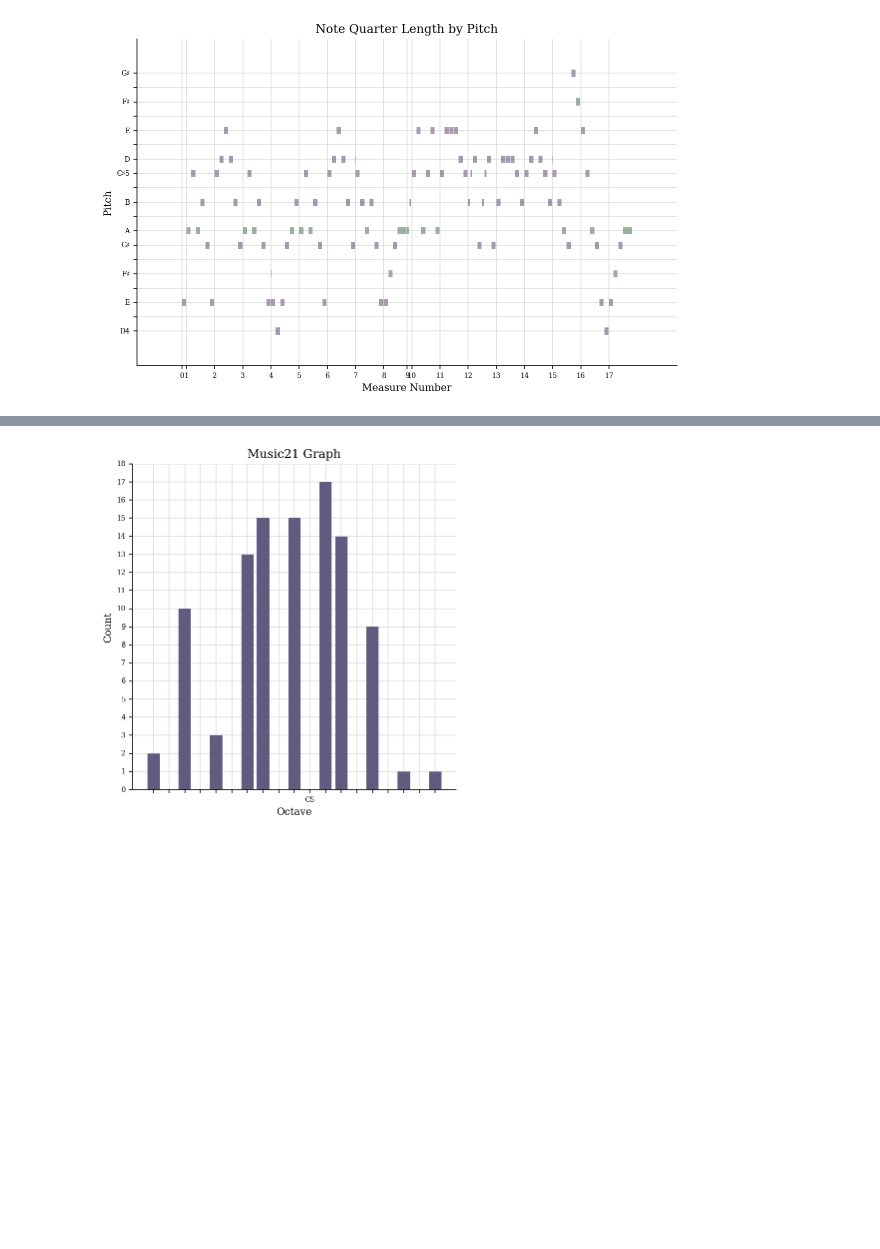
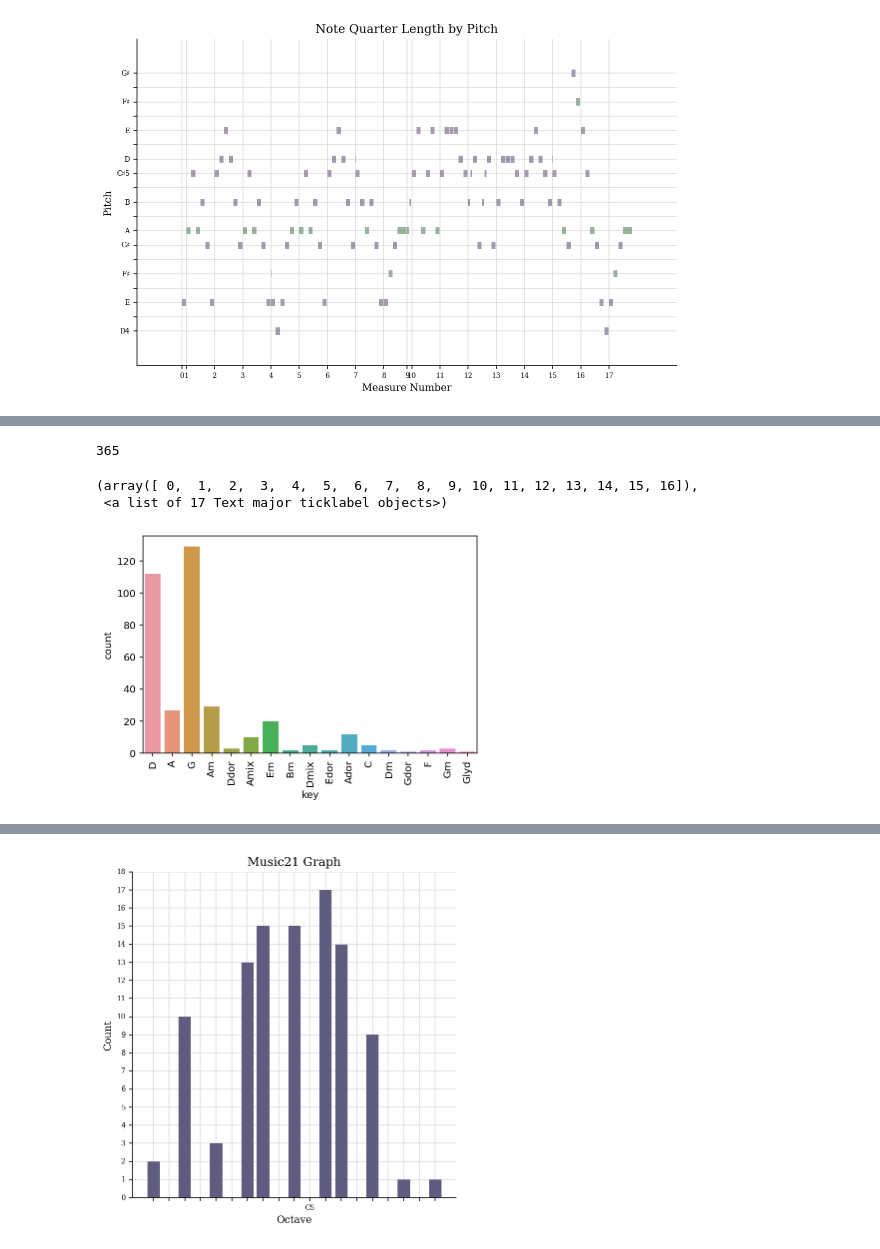
Before and after one commit to JamesOwers/double-jig-gen, a Jupyter notebook: docs/data_exploration.ipynb, the cells around one changed output, grey strips where cells are left out. Saved outputs shown, nothing was run; the diff lists cells and outputs as text; code cells hidden in the pictures; blank space fills up the shorter version.

Commit message:
Added manual parsing and plotting keys etc.

```diff
--- a/docs/data_exploration.ipynb
+++ b/docs/data_exploration.ipynb
@@ -158,0 +172,12 @@ Questions:
+# %%
+with open(file_path, 'r') as fh:
+    # remove comments
+    data_lines = [line for line in fh.readlines() if not line.startswith("%")]
+    # remove leading and trailing whitespace and recombine
+    data = "".join(data_lines).strip()
+# %%
+abc_strings = data.split("\n\n\n\n")
+# %%
+len(abc_strings)  # this should be 365
+# %% [output]
+365
@@ -158,0 +299,11 @@ Questions:
+# %%
+parsed_abc = [parse_abc(abc) for abc in abc_strings]
+# %%
+oneills_df = pd.DataFrame(parsed_abc)
+# %%
+sns.countplot(oneills_df['key'])
+plt.xticks(rotation=90)
+# %% [output]
+(array([ 0,  1,  2,  3,  4,  5,  6,  7,  8,  9, 10, 11, 12, 13, 14, 15, 16]),
+ <a list of 17 Text major ticklabel objects>)
+[figure, added]
```
Also changed, not shown: parts of 15 cells of this notebook.
